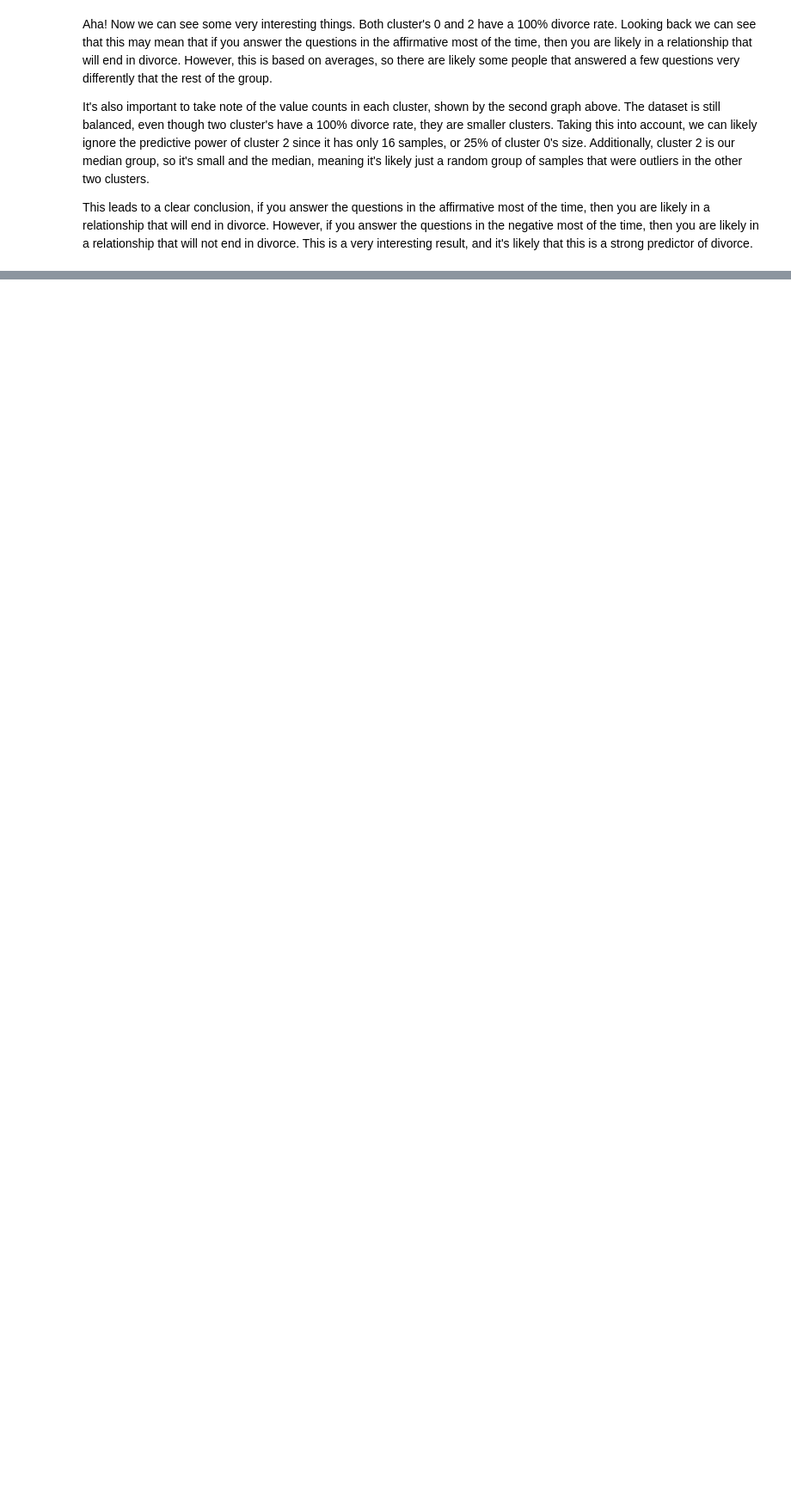
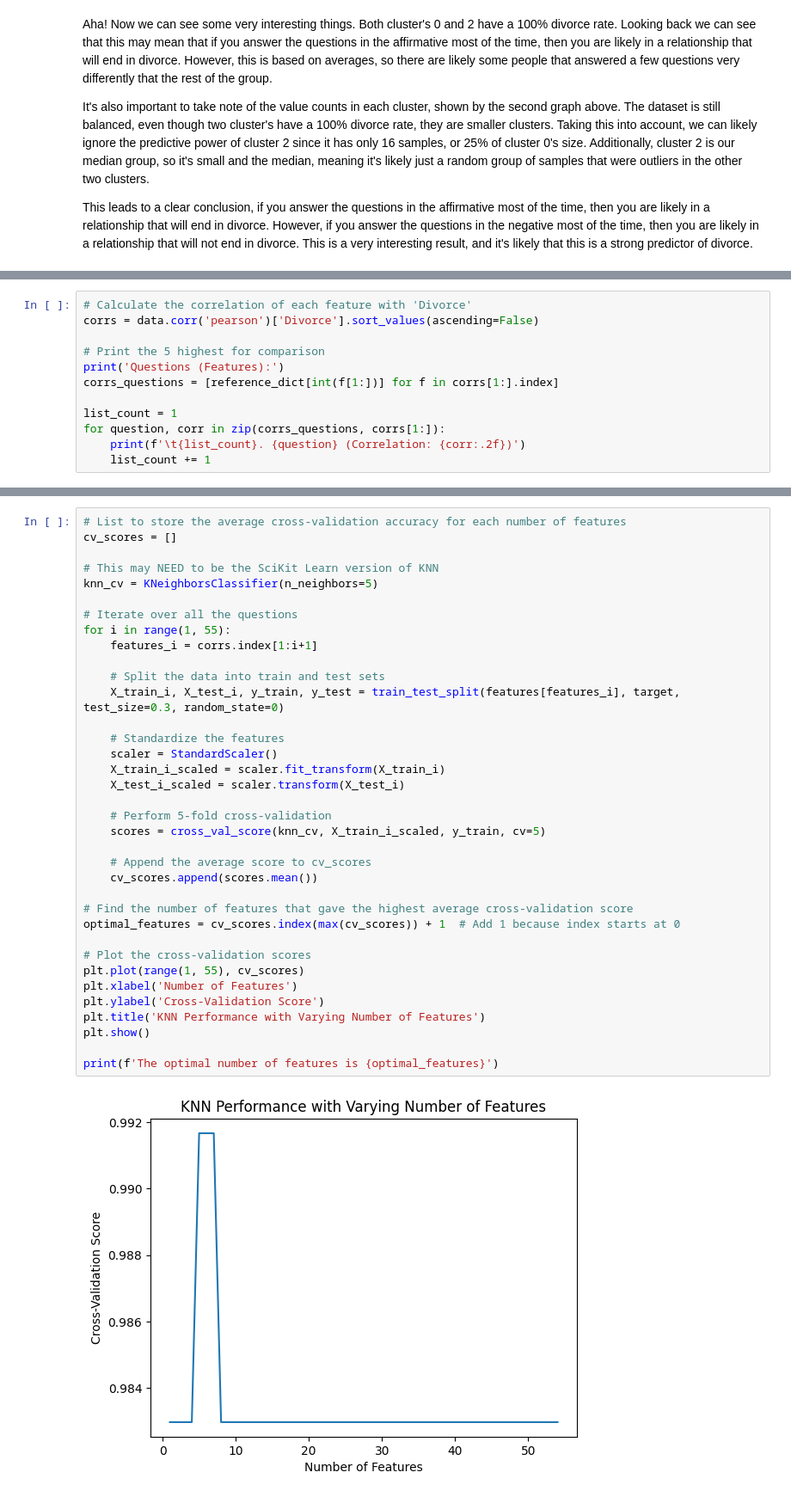
Before and after one commit to nickambrose7/Divorce-Predictor, a Jupyter notebook: report.ipynb, the cells around one changed output, grey strips where cells are left out. Shown at 86% size. Saved outputs shown, nothing was run; the diff lists cells and outputs as text; blank space fills up the shorter version.

```diff
--- a/report.ipynb
+++ b/report.ipynb
@@ -182,0 +273,12 @@ This leads to a clear conclusion, if you answer the questions in the affirmative
+# %%
+# Calculate the correlation of each feature with 'Divorce'
+corrs = data.corr('pearson')['Divorce'].sort_values(ascending=False)
+
+# Print the 5 highest for comparison
+print('Questions (Features):')
+corrs_questions = [reference_dict[int(f[1:])] for f in corrs[1:].index]
+
+list_count = 1
+for question, corr in zip(corrs_questions, corrs[1:]):
+    print(f'\t{list_count}. {question} (Correlation: {corr:.2f})')
+    list_count += 1
@@ -182,0 +309,38 @@ This leads to a clear conclusion, if you answer the questions in the affirmative
+# %%
+# List to store the average cross-validation accuracy for each number of features
+cv_scores = []
+
+# This may NEED to be the SciKit Learn version of KNN
+knn_cv = KNeighborsClassifier(n_neighbors=5)
+
+# Iterate over all the questions
+for i in range(1, 55):
+    features_i = corrs.index[1:i+1]
+
+    # Split the data into train and test sets
+    X_train_i, X_test_i, y_train, y_test = train_test_split(features[features_i], target, test_size=0.3, random_state=0)
+
+    # Standardize the features
+    scaler = StandardScaler()
+    X_train_i_scaled = scaler.fit_transform(X_train_i)
+    X_test_i_scaled = scaler.transform(X_test_i)
+
+    # Perform 5-fold cross-validation
+    scores = cross_val_score(knn_cv, X_train_i_scaled, y_train, cv=5)
+
+    # Append the average score to cv_scores
+    cv_scores.append(scores.mean())
+
+# Find the number of features that gave the highest average cross-validation score
+optimal_features = cv_scores.index(max(cv_scores)) + 1  # Add 1 because index starts at 0
+
+# Plot the cross-validation scores
+plt.plot(range(1, 55), cv_scores)
+plt.xlabel('Number of Features')
+plt.ylabel('Cross-Validation Score')
+plt.title('KNN Performance with Varying Number of Features')
+plt.show()
+
+print(f'The optimal number of features is {optimal_features}')
+# %% [output]
+[figure, added]
```
Also changed, not shown: parts of 35 cells of this notebook, 1 other file.
